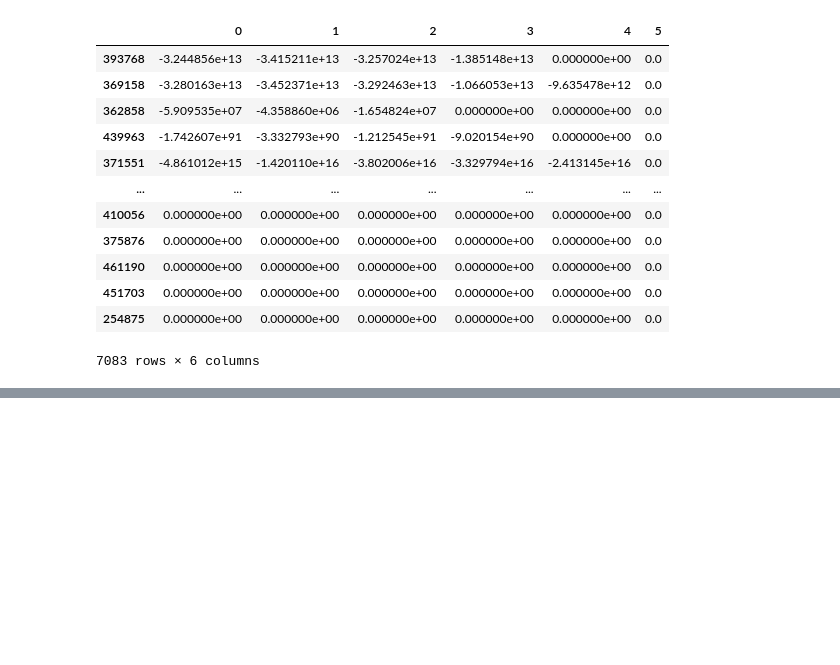
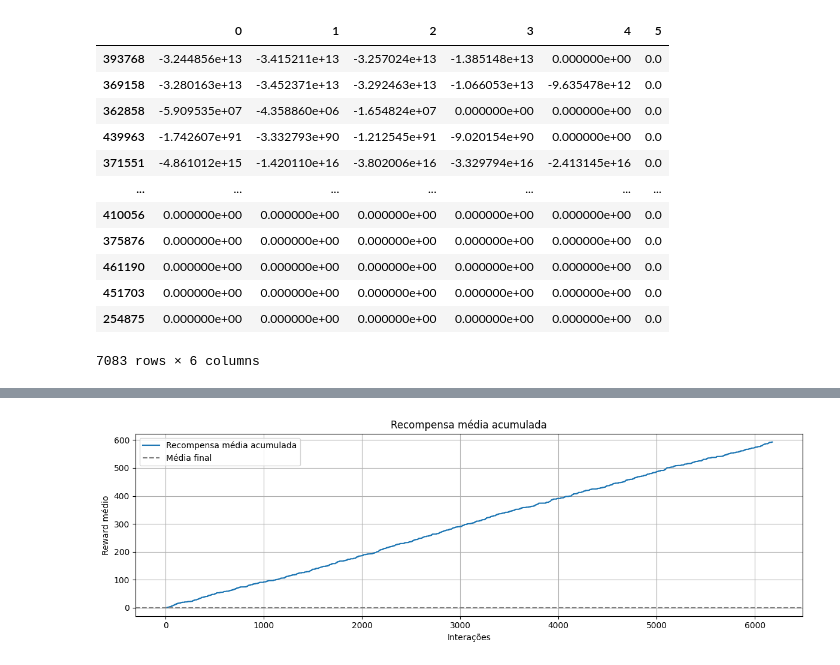
Before and after one commit to fldamaceno/E-commerce-recommender-system, a Jupyter notebook: Simulations.ipynb, the cells around one changed output, grey strips where cells are left out. Saved outputs shown, nothing was run; the diff lists cells and outputs as text; code cells hidden in the pictures; blank space fills up the shorter version.

```diff
--- a/Simulations.ipynb
+++ b/Simulations.ipynb
@@ -452,0 +4105,13 @@ weights_df
+# %%
+plt.figure(figsize=(12, 4))
+plt.plot(results[1150086]['reward'].cumsum(), label='Recompensa média acumulada')
+plt.axhline(results[1150086]['reward'].mean(), color='gray', linestyle='--', label='Média final')
+plt.title(f'Recompensa média acumulada')
+plt.xlabel('Interações')
+plt.ylabel('Reward médio')
+plt.grid(True)
+plt.legend()
+plt.tight_layout()
+plt.show()
+# %% [output]
+[figure, added]
```
Also changed, not shown: parts of 34 cells of this notebook, 3 other files.
